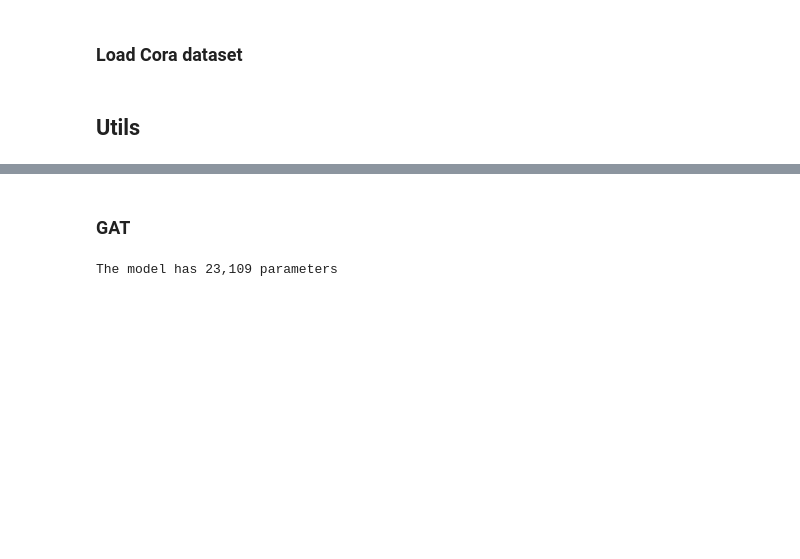
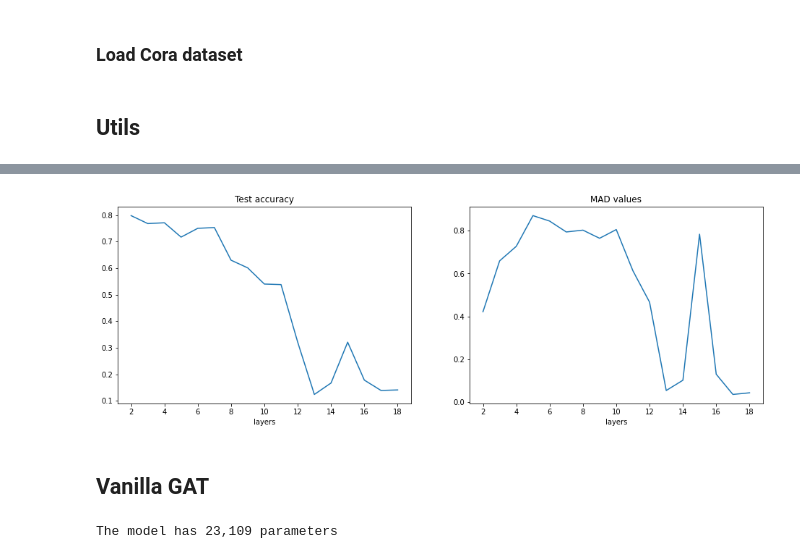
Before and after one commit to achrafash/gnn-receptive-fields, a Jupyter notebook: 02_benchmark.ipynb, the cells around one changed output, grey strips where cells are left out. Saved outputs shown, nothing was run; the diff lists cells and outputs as text; code cells hidden in the pictures; blank space fills up the shorter version.

```diff
--- a/02_benchmark.ipynb
+++ b/02_benchmark.ipynb
@@ -322,0 +384,17 @@ evaluate(model=model, data=G, edge_index=G.edge_index)
+# %%
+# all_acc, mads = [], []
+
+for K in range(16, 19):
+    model = VanillaGCN(num_layers=K, hidden_dim=HIDDEN_DIM, num_features=NUM_FEATURES, num_classes=NUM_CLASSES)
+
+    _, _, _ = run(data=G, model=model,
+               edge_index=G.edge_index,
+               runs=RUNS, epochs=EPOCHS,
+               lr=LR,
+               weight_decay=WEIGHT_DECAY,
+               early_stopping=EARLY_STOPPING)
+
+    eval_info = evaluate(model=model, data=G, edge_index=G.edge_index)
+
+    all_acc.append(eval_info["test_acc"])
+    mads.append(eval_info["mad"])
@@ -323,2 +408,11 @@ evaluate(model=model, data=G, edge_index=G.edge_index)
+# %%
+fig, ax = plt.subplots(1,2, figsize=(16, 5))
+
+sns.lineplot(range(2, 19), all_acc, ax=ax[0]).set(title="Test accuracy", xlabel="layers")
+sns.lineplot(range(2, 19), mads, ax=ax[1]).set(title="MAD values", xlabel="layers")
+
+fig.show()
+# %% [output]
+[figure, added]
 # %% [markdown]
-### GAT
+## Vanilla GAT
```
Also changed, not shown: parts of 25 cells of this notebook.
